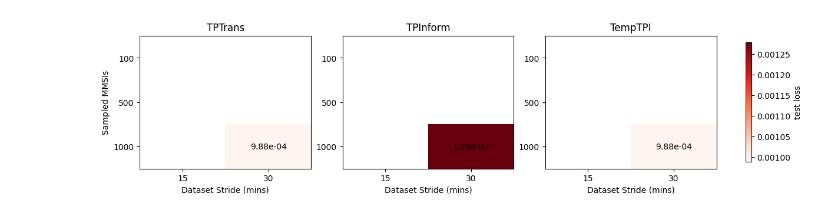
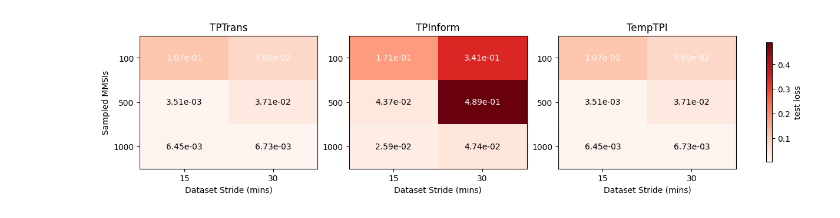
Before and after one commit to veronikal24/DeepLearning, a Jupyter notebook: ablation_studies/AblationStudiesResults.ipynb, the cells around one changed output. Cells and saved outputs as stored; diff of their text form; code cells hidden in the pictures.

Commit message:
my results initial

```diff
--- a/ablation_studies/AblationStudiesResults.ipynb
+++ b/ablation_studies/AblationStudiesResults.ipynb
@@ -15,7 +15,7 @@ titles = ["TPTrans", "TPInform", "TempTPI"]
 
 
 csv_TPT = "results_tptrans_b1.csv"
-csv_TPI = "results_tpinform.csv"
+csv_TPI = "results_tpinform_b1.csv"
 csv_TTPI = "results_tptrans_b1.csv"
 
 files = [csv_TPT, csv_TPI, csv_TTPI]
@@ -91,9 +91,9 @@ from matplotlib import colormaps
 # ------------------------------------------------------------
 # Inputs: paths to the three CSV files
 # ------------------------------------------------------------
-csv_TPT = "results_tptrans_b1.csv"
-csv_TPI = "results_tpinform.csv"
-csv_TTPI = "results_tptrans_b1.csv"
+csv_TPT = "results_tptrans_b2.csv"
+csv_TPI = "results_tpinform_b2.csv"
+csv_TTPI = "results_tptrans_b2.csv"
 
 # ------------------------------------------------------------
 # Configuration
@@ -138,31 +138,31 @@ vmax = np.nanmax([np.nanmax(m) for m in datasets])
 
 # ------------------------------------------------------------
 # Plot
 # ------------------------------------------------------------
 fig, axes = plt.subplots(1, 3, figsize=(12, 3), constrained_layout=True)
 
 cmap = colormaps["Reds"]
 for e, (ax, mat, title) in enumerate(zip(axes, datasets, titles)):
     im = ax.imshow(mat, vmin=vmin, vmax=vmax, aspect="auto", cmap=cmap)
     ax.set_title(title)
     ax.set_xlabel("Dataset Stride (mins)")
     ax.set_xticks(range(len(cols)))
     ax.set_yticks(range(len(rows)))
     ax.set_xticklabels(cols)
     ax.set_yticklabels(rows)
     if e==0:
         ax.set_ylabel("Sampled MMSIs")
     # write values into cells
     for i in range(mat.shape[0]):
         for j in range(mat.shape[1]):
             if not np.isnan(mat[i, j]):
                 ax.text(j, i, f"{mat[i,j]:.2e}",
                         ha="center", va="center", color="black" if mat[i,j]<0.05 else "white")
 
 # single shared colorbar
 cbar = fig.colorbar(im, ax=axes.ravel().tolist(), shrink=0.9)
 cbar.set_label("test loss")
 
 plt.show()
 # %% [output]
-[figure, old version]
+[figure, new version]
```
Also changed, not shown: parts of 1 cell of this notebook, 3 other files.
